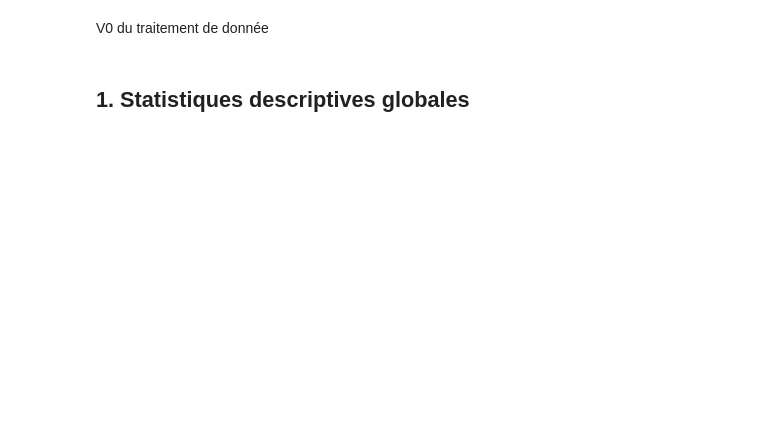
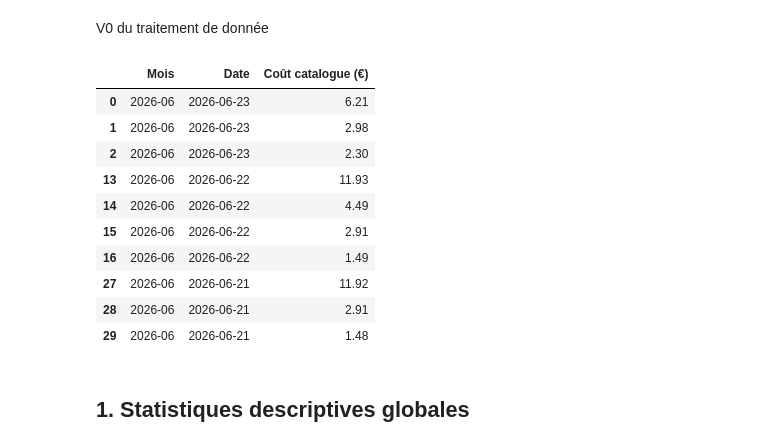
Before and after one commit to henriserano/Prediction_Cloudcost, a Jupyter notebook: Timeseries.ipynb, the cells around one changed output. Saved outputs shown, nothing was run; the diff lists cells and outputs as text; code cells hidden in the pictures; blank space fills up the shorter version.

```diff
--- a/Timeseries.ipynb
+++ b/Timeseries.ipynb
@@ -13,13 +13,34 @@ import warnings
 warnings.filterwarnings("ignore")
 # %%
 
-FILE = "Rapports_Billing Account for veolia.com, 2026-01-01 — 2026-06-30.csv"
+FILE = "Rapports_Billing Account for veolia.com, 2026-01-01 — 2026-06-23.csv"
+# FILE = "Rapports_Billing Account for veolia.com, 2026-01-01 — 2026-06-30.csv"
 
 df = pd.read_csv(FILE, decimal=",")
 
-df["Mois"] = pd.to_datetime(df["Mois"], format="%Y-%m")
+# Conversion en datetime
 
-df.head()
+df["Date"] = pd.to_datetime(df["Date"], format="%Y-%m-%d")
+df["Mois"] = df["Date"].dt.to_period("M").astype(str)
+df["Jour"] = df["Date"].dt.to_period("D").astype(str)
+# Garder uniquement la date (sans heure)
+
+df["Date"] = df["Date"].dt.date
+df = df[df["Coût catalogue (€)"]>1]
+
+df[["Mois", "Date", "Coût catalogue (€)"]].head(10)
+# %% [output]
+|  | Mois | Date | Coût catalogue (€) |
+| 0 | 2026-06 | 2026-06-23 | 6.21 |
+| 1 | 2026-06 | 2026-06-23 | 2.98 |
+| 2 | 2026-06 | 2026-06-23 | 2.30 |
+| 13 | 2026-06 | 2026-06-22 | 11.93 |
+| 14 | 2026-06 | 2026-06-22 | 4.49 |
+| 15 | 2026-06 | 2026-06-22 | 2.91 |
+| 16 | 2026-06 | 2026-06-22 | 1.49 |
+| 27 | 2026-06 | 2026-06-21 | 11.92 |
+| 28 | 2026-06 | 2026-06-21 | 2.91 |
+| 29 | 2026-06 | 2026-06-21 | 1.48 |
 # %%
 
 fig = px.line(
```
Also changed, not shown: parts of 9 cells of this notebook, 1 other file.
